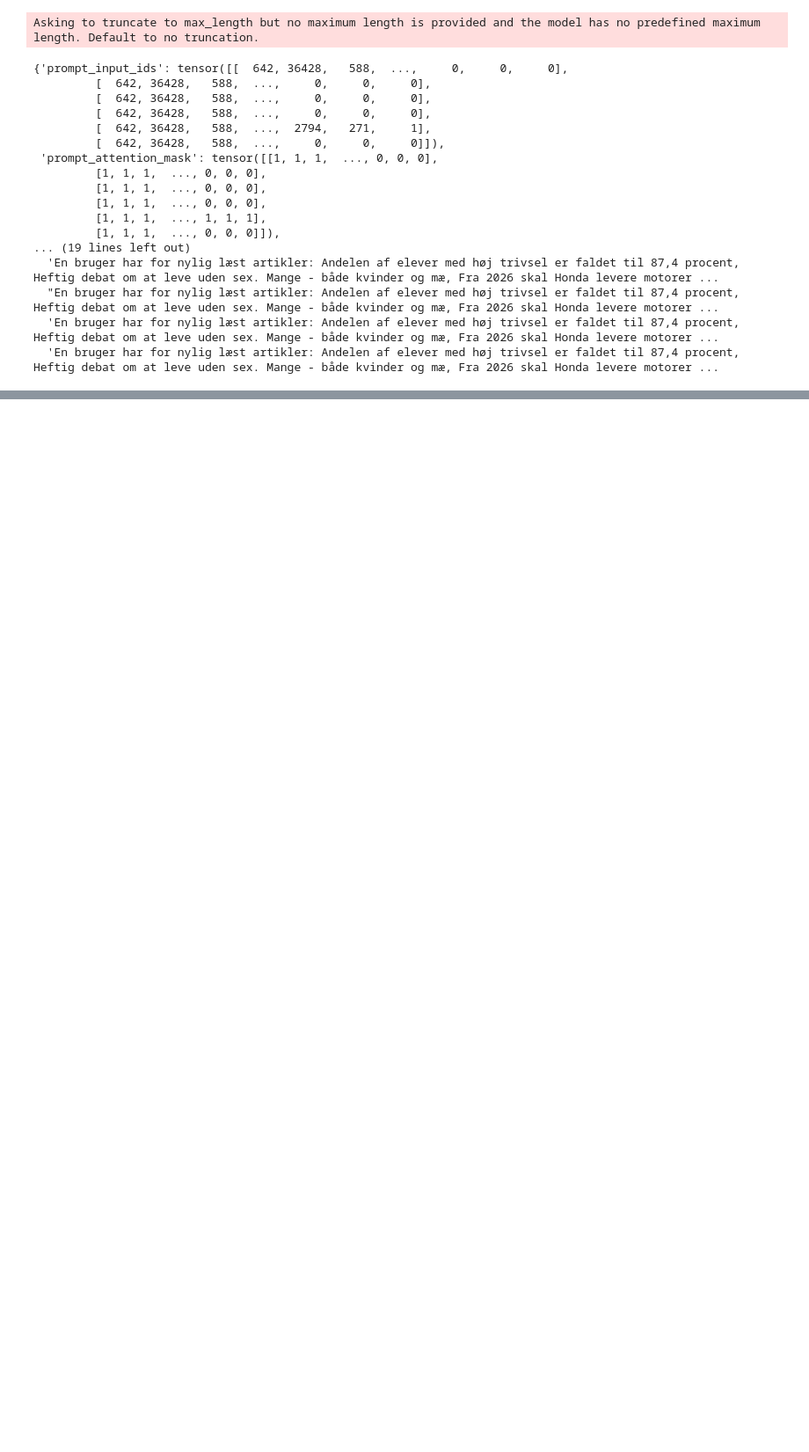
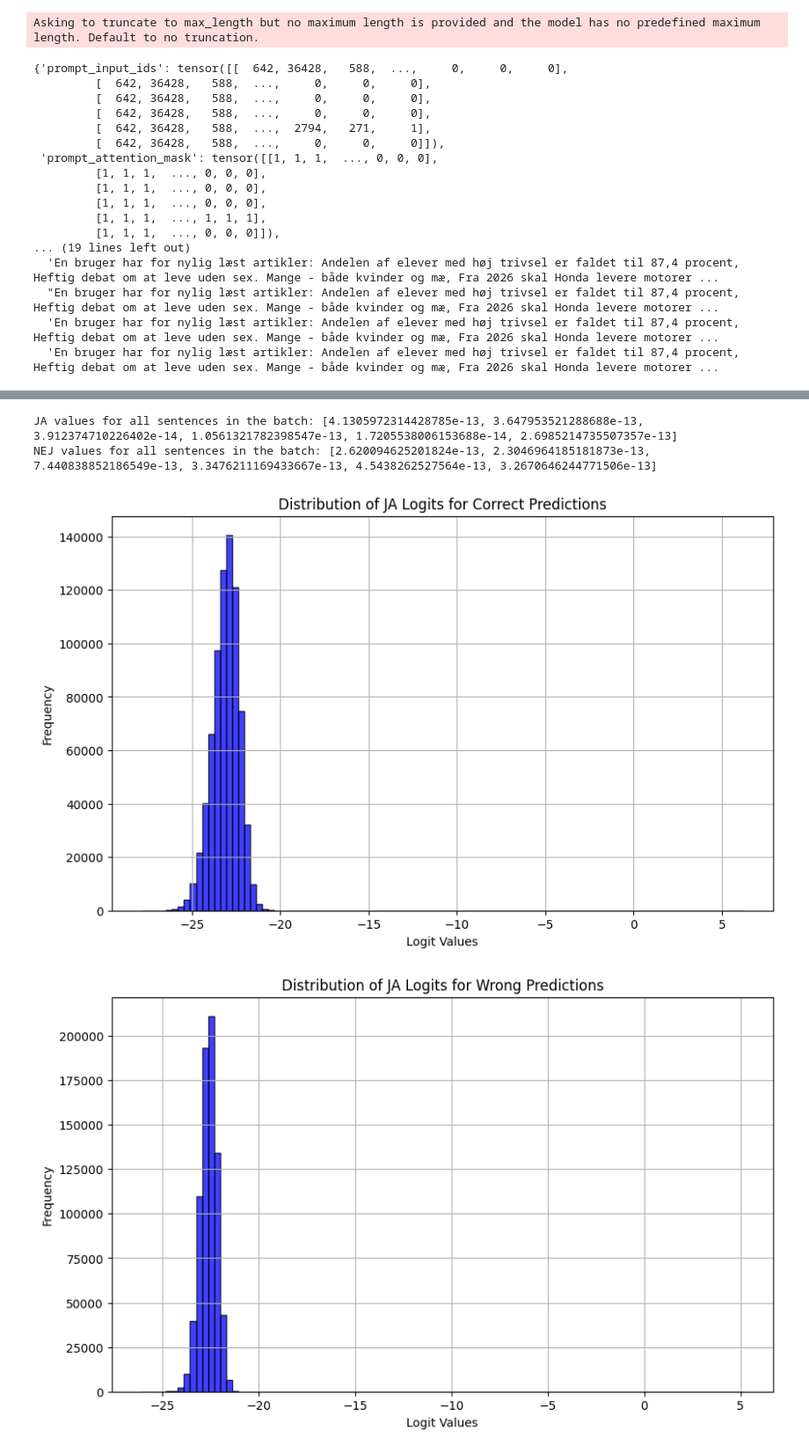
Before and after one commit to WouterBant/RecSys, a Jupyter notebook: notebooks/understand_model.ipynb, the cells around one changed output, grey strips where cells are left out. Shown at 88% size. Saved outputs shown, nothing was run; the diff lists cells and outputs as text; code cells hidden in the pictures; blank space fills up the shorter version.

```diff
--- a/notebooks/understand_model.ipynb
+++ b/notebooks/understand_model.ipynb
@@ -19,11 +32,12 @@ class ArgsVal:
     T: int = 4  # number of previous articles to consider in the prompt
     datafraction: float = 1.0  # how much of entire dataset to use
     old: bool = True  # load checkpoints for model and not via modelwrapper
-    from_checkpoint: str = "clean/model_0.0001.pth"  # path to checkpoint locally
+    from_checkpoint: str = "checkpoints/model_0.0001.pth"  # path to checkpoint locally
     model: str = "CG"  # conditional generation
     backbone: str = "google/mt5-small"
     tokenizer: str = "google/mt5-small"
     evaltrain: bool = False  # allows for evaluation on training set
+    use_QA_model: bool = False
 
 @dataclass
 class ArgsTrain(ArgsVal):
@@ -31,3 +45,8 @@ class ArgsTrain(ArgsVal):
 
 argsval = ArgsVal()
 argstrain = ArgsTrain()
+# %%
+
+tokenizer = AutoTokenizer.from_pretrained("google/mt5-small")
+# model = MT5ForConditionalGeneration.from_pretrained("google/mt5-small", output_attentions=True)
+# model
@@ -93,10 +81,9 @@ example_data["categories"][argsval.T:]
 # the model cannot process lists of strings
 # the collator tokenizes these inputs and creates tensors
 from collators import CollatorUnderstand
-from transformers import AutoTokenizer
 from torch.utils.data import DataLoader
 
-tokenizer = AutoTokenizer.from_pretrained(argsval.tokenizer)
+# tokenizer = AutoTokenizer.from_pretrained(argsval.tokenizer)
 collator = CollatorUnderstand(tokenizer)
 dl_val = DataLoader(data_val, batch_size=1, collate_fn=collator, shuffle=False)
 dl_train = DataLoader(data_train, batch_size=1, collate_fn=collator, shuffle=False)
@@ -128,3 +115,6 @@ Asking to truncate to max_length but no maximum length is provided and the model
 import numpy as np
 # %%
 it_val = iter(dl_val)
+# %%
+model = MT5ForConditionalGeneration.from_pretrained("google/mt5-small", output_attentions=True)
+model.base_model.load_state_dict(torch.load('C:/Users/maart/Documents/RecSys/RecSys/code/checkpoints/model_0.0001.pth', map_location=torch.device('cuda')))
@@ -130,0 +125,33 @@ it_val = iter(dl_val)
+# %%
+example = next(it_val)
+outputs = model(input_ids=example['prompt_input_ids'], attention_mask=example['prompt_attention_mask'], decoder_input_ids=example['decoder_start'])
+
+# Determine the token IDs for 'ja' and 'nej'
+ja_token_id = tokenizer.convert_tokens_to_ids("ja")
+nej_token_id = tokenizer.convert_tokens_to_ids("nej")
+
+# Specify the positions in the sequence where 'ja' and 'nej' are expected
+ja_position = 0  # index for 'ja'
+nej_position = 3  # index for 'nej'
+
+logits = outputs.logits
+ja_logits = logits[:, ja_position, :]  # shape: [batch_size, vocab_size]
+nej_logits = logits[:, nej_position, :]  # shape: [batch_size, vocab_size]
+
+# Extract specific logits for 'ja' and 'nej' tokens from the vocabulary
+ja_logit_values = ja_logits[:, ja_token_id]  # shape: [batch_size]
+nej_logit_values = nej_logits[:, nej_token_id]  # shape: [batch_size]
+
+# Convert logits to probabilities using softmax
+ja_probs = torch.softmax(ja_logits, dim=-1)[:, ja_token_id]  # shape: [batch_size]
+nej_probs = torch.softmax(nej_logits, dim=-1)[:, nej_token_id]  # shape: [batch_size]
+
+# Store 'ja' and 'nej' values in separate lists for all sentences in the batch
+ja_values_list = ja_probs.tolist()
+nej_values_list = nej_probs.tolist()
+
+print("JA values for all sentences in the batch:", ja_values_list)
+print("NEJ values for all sentences in the batch:", nej_values_list)
+# %% [output]
+JA values for all sentences in the batch: [4.1305972314428785e-13, 3.647953521288688e-13, 3.912374710226402e-14, 1.0561321782398547e-13, 1.7205538006153688e-14, 2.6985214735507357e-13]
+NEJ values for all sentences in the batch: [2.620094625201824e-13, 2.3046964185181873e-13, 7.440838852186549e-13, 3.3476211169433667e-13, 4.5438262527564e-13, 3.2670646244771506e-13]
@@ -130,0 +202,30 @@ it_val = iter(dl_val)
+# %%
+def plot_logit_distribution(logits, title, bins=100, range=None):
+    # Convert logits to a tensor
+    logits_tensor = torch.tensor(logits)
+
+    # Flatten the tensor to get all logit values
+    flattened_logits = logits_tensor.flatten().numpy()
+
+    # Plot histogram of the logits
+    plt.figure(figsize=(10, 6))
+    plt.hist(flattened_logits, bins=100, alpha=0.75, color='blue', edgecolor='black')
+    plt.title(title)
+    plt.xlabel('Logit Values')
+    plt.ylabel('Frequency')
+    plt.grid(True)
+    plt.show()
+
+def evaluate_logit_distributions(correct_logits, wrong_logits):
+    # Plot distributions for 'ja' logits
+    plot_logit_distribution(correct_logits['ja_logits'], title='Distribution of JA Logits for Correct Predictions', bins=100, range=(-27, -18))
+    plot_logit_distribution(wrong_logits['ja_logits'], title='Distribution of JA Logits for Wrong Predictions', bins=100, range=(-27, -18))
+
+    # Plot distributions for 'nej' logits
+    plot_logit_distribution(correct_logits['nej_logits'], title='Distribution of NEJ Logits for Correct Predictions', bins=100, range=(-27, -18))
+    plot_logit_distribution(wrong_logits['nej_logits'], title='Distribution of NEJ Logits for Wrong Predictions', bins=100, range=(-27, -18))
+
+evaluate_logit_distributions(correct_logits, wrong_logits)
+# %% [output]
+[figure, added]
+[figure, added]
```
Also changed, not shown: parts of 35 cells of this notebook.
